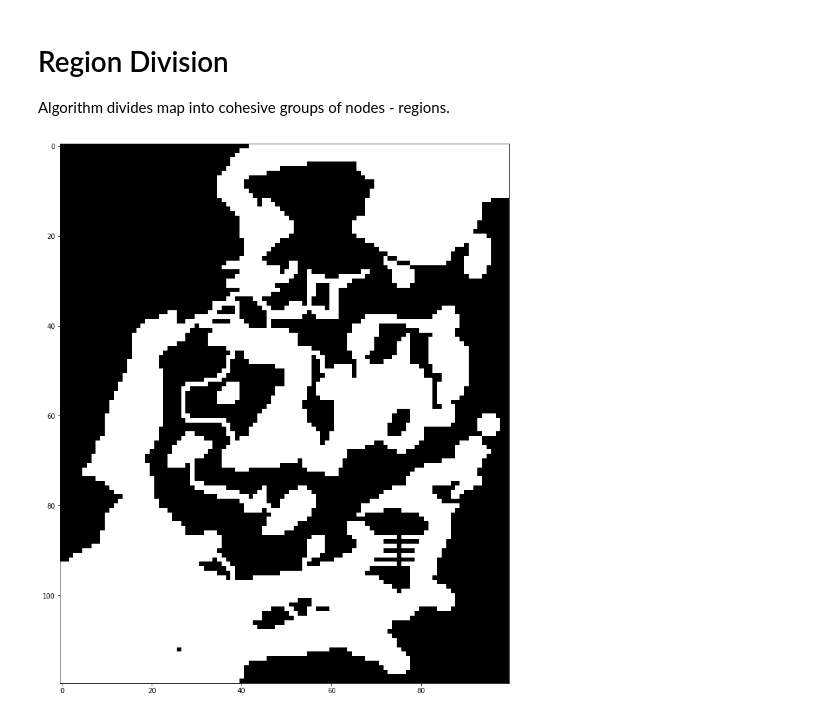
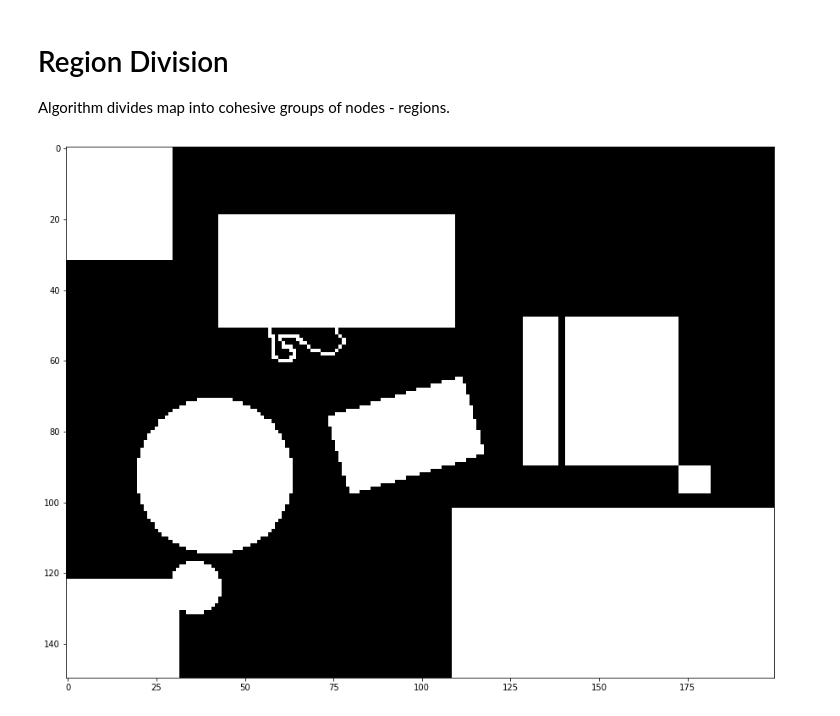
Before and after one commit to easterprince/new-world-project, a Jupyter notebook: Python Prototypes/Region Division/Division.ipynb, the cells around one changed output. Saved outputs shown, nothing was run; the diff lists cells and outputs as text; code cells hidden in the pictures.

Commit message:
Test division on map made of rectangles

```diff
--- a/Python Prototypes/Region Division/Division.ipynb
+++ b/Python Prototypes/Region Division/Division.ipynb
@@ -26,11 +26,11 @@ def show_gray_image(image):
     fig, ax = plt.subplots(figsize = (15, 15))
     imgplot = ax.imshow(image, cmap = 'gray', interpolation = 'nearest')
 # %%
-map_data = mpimg.imread('sample.bmp')
+map_data = mpimg.imread('rectangles.bmp')
 map_data = preprocess_map(map_data)
 show_gray_image(map_data)
 # %% [output]
-[figure, old version]
+[figure, new version]
 # %%
 class Vertex:
 
```
Also changed, not shown: parts of 2 cells of this notebook, 3 other files.
